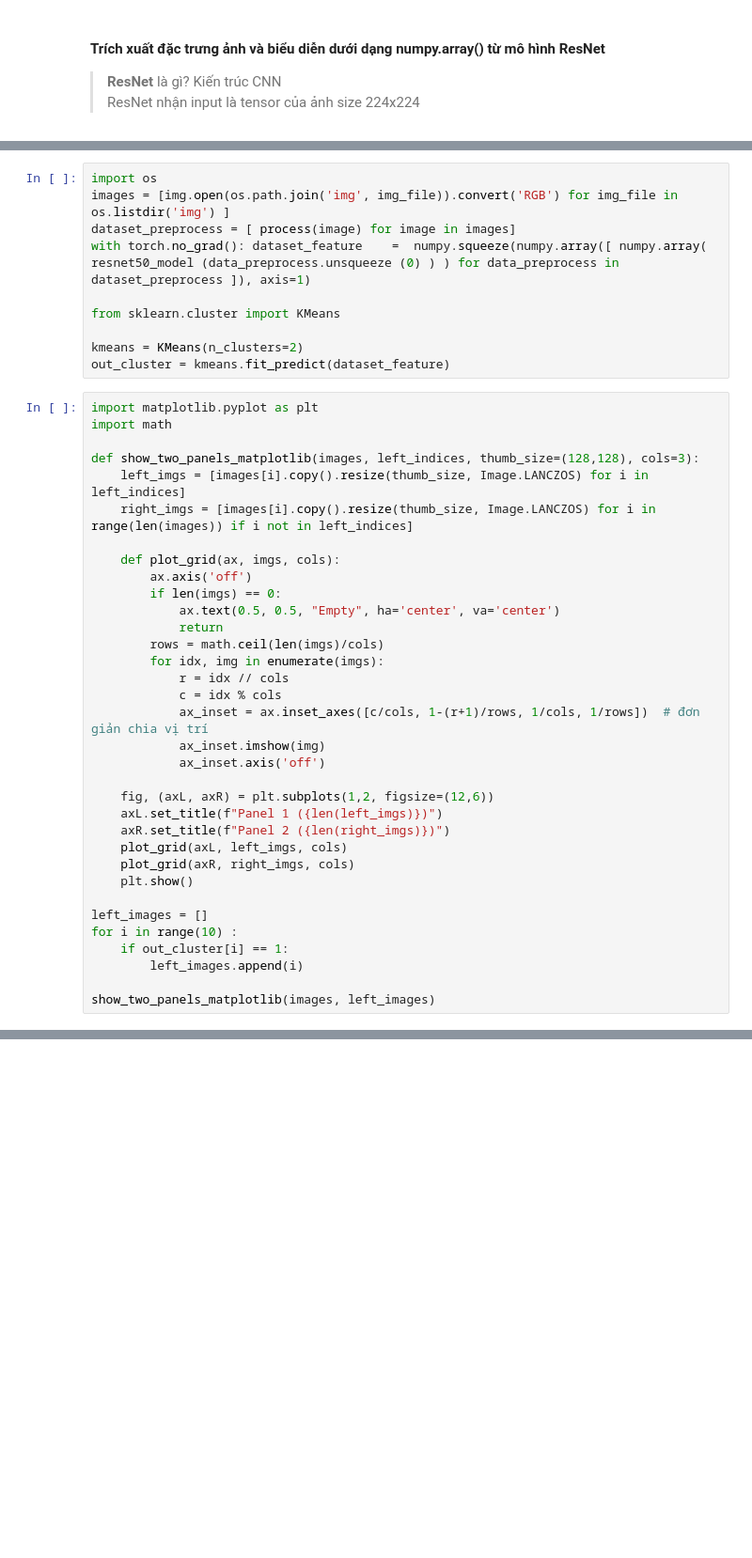
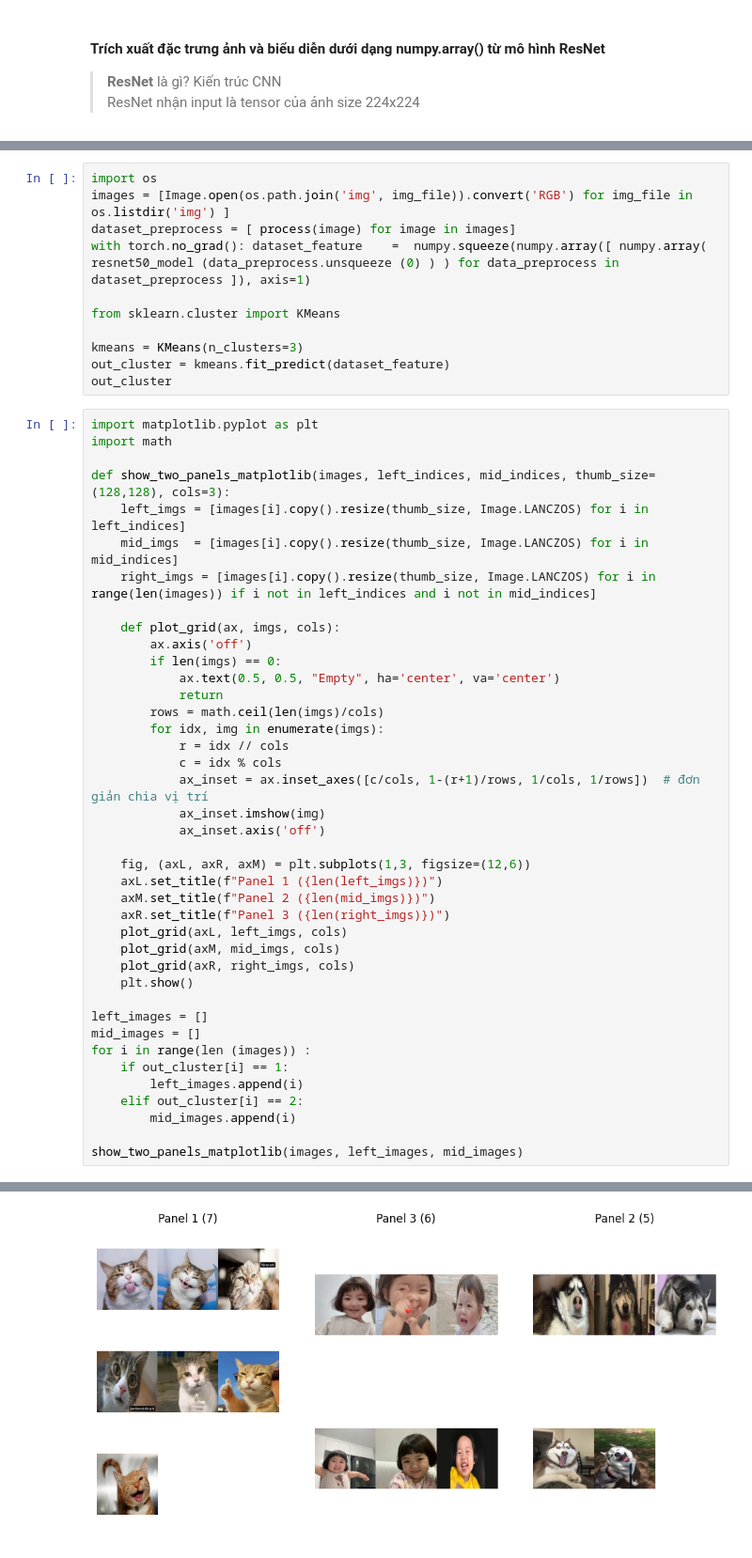
Before and after one commit to Shurayz287/DSA-TN-Group02, a Jupyter notebook: demo.ipynb, the cells around one changed output, grey strips where cells are left out. Shown at 94% size. Cells and saved outputs as stored; diff of their text form; blank space fills up the shorter version.

Commit message:
update more image, 3 cluster test, so good

```diff
--- a/demo.ipynb
+++ b/demo.ipynb
@@ -36,20 +33,22 @@ array([[0.06912403, 0.00829571, 0.03340358, ..., 0.        , 0.16374335,
 # %%
 import os
-images = [img.open(os.path.join('img', img_file)).convert('RGB') for img_file in os.listdir('img') ]
+images = [Image.open(os.path.join('img', img_file)).convert('RGB') for img_file in os.listdir('img') ]
 dataset_preprocess = [ process(image) for image in images]
 with torch.no_grad(): dataset_feature    =  numpy.squeeze(numpy.array([ numpy.array( resnet50_model (data_preprocess.unsqueeze (0) ) ) for data_preprocess in dataset_preprocess ]), axis=1)
 
 from sklearn.cluster import KMeans
 
-kmeans = KMeans(n_clusters=2)
+kmeans = KMeans(n_clusters=3)
 out_cluster = kmeans.fit_predict(dataset_feature)
+out_cluster
 # %%
 import matplotlib.pyplot as plt
 import math
 
-def show_two_panels_matplotlib(images, left_indices, thumb_size=(128,128), cols=3):
+def show_two_panels_matplotlib(images, left_indices, mid_indices, thumb_size=(128,128), cols=3):
     left_imgs = [images[i].copy().resize(thumb_size, Image.LANCZOS) for i in left_indices]
-    right_imgs = [images[i].copy().resize(thumb_size, Image.LANCZOS) for i in range(len(images)) if i not in left_indices]
+    mid_imgs  = [images[i].copy().resize(thumb_size, Image.LANCZOS) for i in mid_indices]
+    right_imgs = [images[i].copy().resize(thumb_size, Image.LANCZOS) for i in range(len(images)) if i not in left_indices and i not in mid_indices]
 
     def plot_grid(ax, imgs, cols):
         ax.axis('off')
@@ -64,17 +63,22 @@ def show_two_panels_matplotlib(images, left_indices, thumb_size=(128,128), cols=
             ax_inset.imshow(img)
             ax_inset.axis('off')
 
-    fig, (axL, axR) = plt.subplots(1,2, figsize=(12,6))
+    fig, (axL, axR, axM) = plt.subplots(1,3, figsize=(12,6))
     axL.set_title(f"Panel 1 ({len(left_imgs)})")
-    axR.set_title(f"Panel 2 ({len(right_imgs)})")
+    axM.set_title(f"Panel 2 ({len(mid_imgs)})")
+    axR.set_title(f"Panel 3 ({len(right_imgs)})")
     plot_grid(axL, left_imgs, cols)
+    plot_grid(axM, mid_imgs, cols)
     plot_grid(axR, right_imgs, cols)
     plt.show()
 
 left_images = []
-for i in range(10) :
+mid_images = []
+for i in range(len (images)) :
     if out_cluster[i] == 1:
         left_images.append(i)
+    elif out_cluster[i] == 2:
+        mid_images.append(i)
 
-show_two_panels_matplotlib(images, left_images)
+show_two_panels_matplotlib(images, left_images, mid_images)
 # %% [output]
@@ -81,0 +85 @@ NameError: name 'Image' is not defined
+[figure, added]
```
Also changed, not shown: parts of 3 cells of this notebook, 8 other files.
